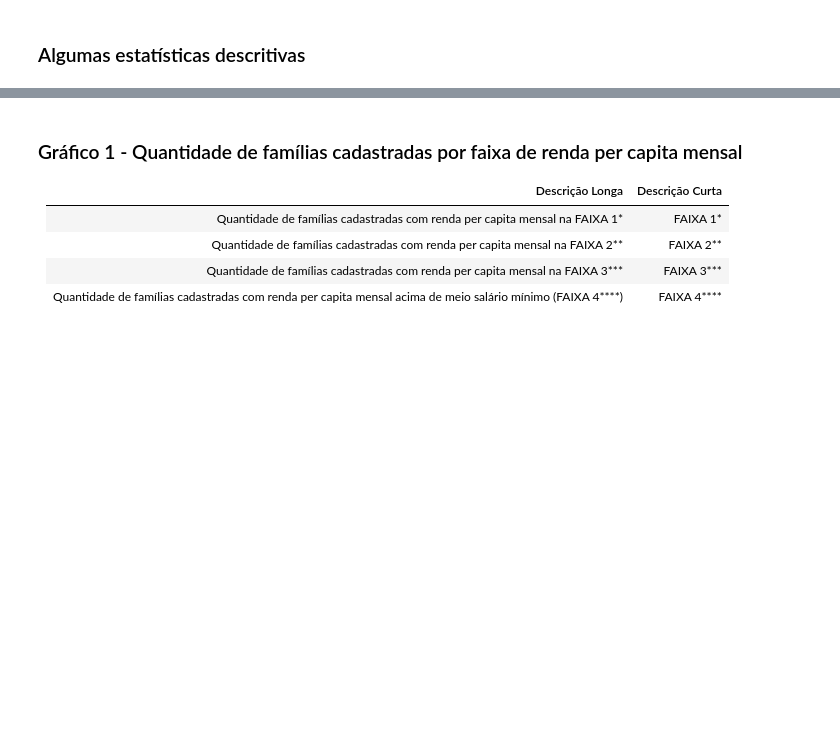
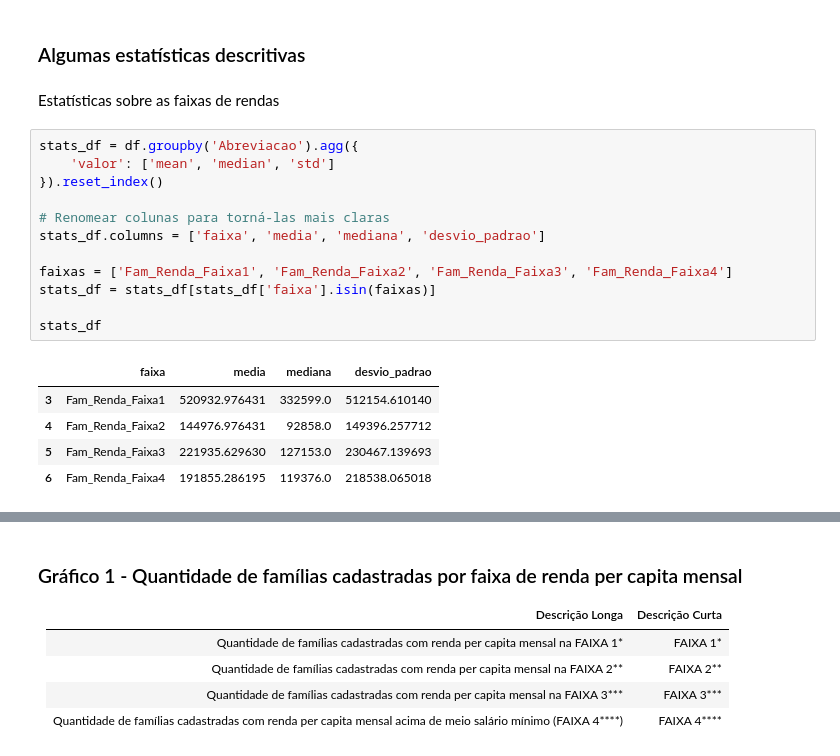
Before and after one commit to edilton-bs/AV1IntroCD, a Jupyter notebook: main.ipynb, the cells around one changed output, grey strips where cells are left out. Cells and saved outputs as stored; diff of their text form; blank space fills up the shorter version.

```diff
--- a/main.ipynb
+++ b/main.ipynb
@@ -136,3 +138,23 @@ array([2012, 2013, 2014, 2015, 2016, 2017, 2018, 2019, 2020, 2021, 2022],
       dtype=int64)
 # %% [markdown]
 ### Algumas estatísticas descritivas
+# %% [markdown]
+Estatísticas sobre as faixas de rendas
+# %%
+stats_df = df.groupby('Abreviacao').agg({
+    'valor': ['mean', 'median', 'std']
+}).reset_index()
+
+# Renomear colunas para torná-las mais claras
+stats_df.columns = ['faixa', 'media', 'mediana', 'desvio_padrao']
+
+faixas = ['Fam_Renda_Faixa1', 'Fam_Renda_Faixa2', 'Fam_Renda_Faixa3', 'Fam_Renda_Faixa4']
+stats_df = stats_df[stats_df['faixa'].isin(faixas)]
+
+stats_df
+# %% [output]
+|  | faixa | media | mediana | desvio_padrao |
+| 3 | Fam_Renda_Faixa1 | 520932.976431 | 332599.0 | 512154.610140 |
+| 4 | Fam_Renda_Faixa2 | 144976.976431 | 92858.0 | 149396.257712 |
+| 5 | Fam_Renda_Faixa3 | 221935.629630 | 127153.0 | 230467.139693 |
+| 6 | Fam_Renda_Faixa4 | 191855.286195 | 119376.0 | 218538.065018 |
```
Also changed, not shown: parts of 9 cells of this notebook.
